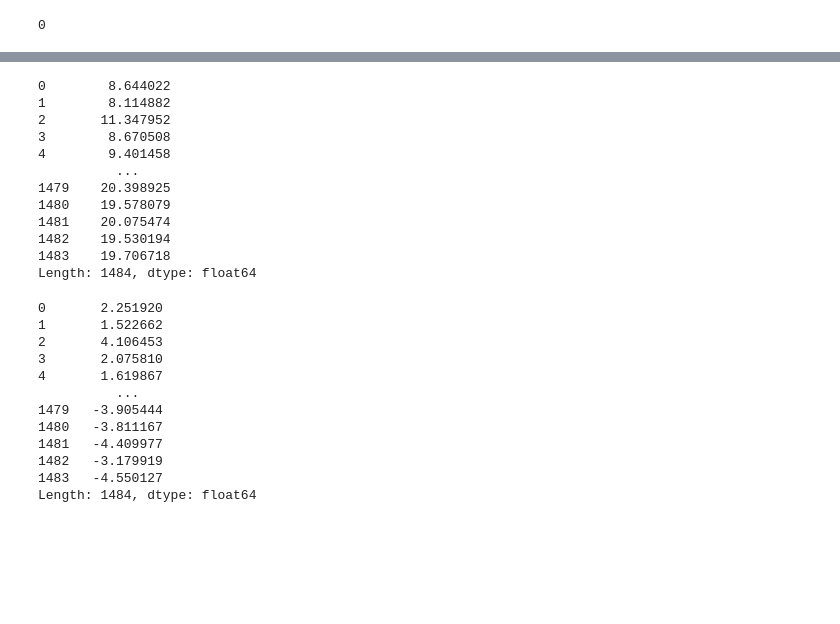
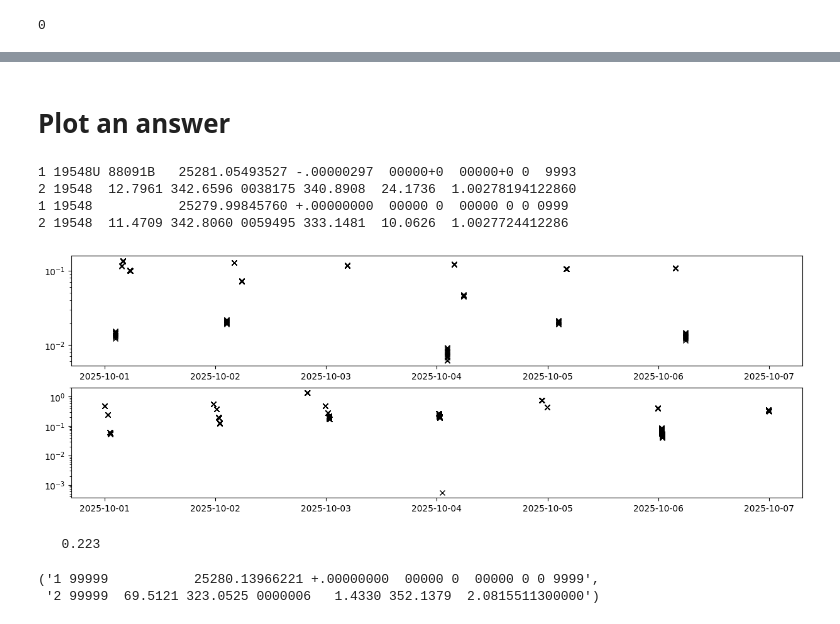
Before and after one commit to kerrywood/public_astrostandards_tools, a Jupyter notebook: src/public_astrostandards_tools/EOfitter.ipynb, the cells around one changed output, grey strips where cells are left out. Saved outputs shown, nothing was run; the diff lists cells and outputs as text; code cells hidden in the pictures; blank space fills up the shorter version.

Commit message:
working version of the fitter with residual utils (not vector)

```diff
--- a/src/public_astrostandards_tools/EOfitter.ipynb
+++ b/src/public_astrostandards_tools/EOfitter.ipynb
@@ -60,6 +60,8 @@ obs_df = rotateTEMEdf( obs_df, PA )
 L1 = '1 19548U 88091B   25281.05493527 -.00000297  00000+0  00000+0 0  9993'
 L2 = '2 19548  12.7961 342.6596 0038175 340.8908  24.1736  1.00278194122860'
 # %%
+
+
 # -----------------------------------------------------------------------------------------------------
 def optFunction( X, EH, return_scalar=True ):
     PA      = EH.PA
@@ -78,9 +80,14 @@ def optFunction( X, EH, return_scalar=True ):
     looks  =  sensor.compute_looks( EH.sensor_df, test_frame, EH.PA )
     RA_residuals  = EH.obs_df['teme_ra'] - looks['XA_TOPO_RA']
     DEC_residuals =  EH.obs_df['teme_dec'] - looks['XA_TOPO_DEC']
-    rv =  np.sum( np.abs(RA_residuals) ) + np.sum( np.abs( DEC_residuals ) )
+
+    rms = np.sum( RA_residuals.values ** 2 + DEC_residuals.values ** 2 ) / (2 * len(RA_residuals) )
+    rv  = np.sqrt( rms )
+
     print('{:8.3f}                '.format(rv), end='\r')
-    return rv
+    if return_scalar : return rv
+
+    return looks
 # %%
 # -----------------------------------------------------------------------------------------------------
 class eo_fitter( tle_fitter.tle_fitter ):
@@ -164,30 +167,26 @@ test_looks = sensor.compute_looks( A.sensor_df, test_eph, A.PA )
+# %% [markdown]
+# Plot an answer
 # %%
-3600 * (test_looks['XA_TOPO_RA'] - A.obs_df['teme_ra'])
+import matplotlib.pyplot as plt
+
+if converged:
+    print(L1)
+    print(L2)
+    nL1,nL2 = A.getLines()
+    print( '\n'.join( [nL1, nL2] ) )
+
+    # calculate the residuals
+    test_eph      = sgp4.propTLE_df( A.date_f, nL1, nL2, A.PA )
+    test_looks    = sensor.compute_looks( A.sensor_df, test_eph, A.PA )
+    ra_residuals  = test_looks['XA_TOPO_RA'] - A.obs_df['teme_ra']
+    dec_residuals = test_looks['XA_TOPO_DEC'] - A.obs_df['teme_dec']
+    plt.close('all')
+    f,ax = plt.subplots(2,1,figsize=(15,5))
+    ax[0].semilogy( A.obs_df['obTime_dt'], ra_residuals,'kx')
+    ax[1].semilogy( A.obs_df['obTime_dt'], dec_residuals,'kx')
 # %% [output]
-0        8.644022
-1        8.114882
-2       11.347952
-3        8.670508
-4        9.401458
-          ...
-1479    20.398925
-1480    19.578079
-1481    20.075474
-1482    19.530194
-1483    19.706718
-Length: 1484, dtype: float64
+1 19548U 88091B   25281.05493527 -.00000297  00000+0  00000+0 0  9993
+2 19548  12.7961 342.6596 0038175 340.8908  24.1736  1.00278194122860
+1 19548           25279.99845760 +.00000000  00000 0  00000 0 0 0999
+2 19548  11.4709 342.8060 0059495 333.1481  10.0626  1.0027724412286
+[figure, added]
-# %%
-3600 * (test_looks['XA_TOPO_DEC'] - A.obs_df['teme_dec'])
-# %% [output]
-0       2.251920
-1       1.522662
-2       4.106453
-3       2.075810
-4       1.619867
-          ...
-1479   -3.905444
-1480   -3.811167
-1481   -4.409977
-1482   -3.179919
-1483   -4.550127
-Length: 1484, dtype: float64
@@ -193,0 +195,15 @@ Length: 1484, dtype: float64
+# %%
+tl1 = '1 90036U 25206B   25274.90623402 +.00000000  30000-1  10000-1 4 9999'
+tl2 = '2 90036  71.8879 325.2798 0161957   3.2262   6.0327  2.0816028900000'
+
+obs    = pd.read_csv('found.csv').sort_values(by='obTime').reset_index(drop=True)
+# !!!!!!!!!!! REMEMBER to set type before setting data
+B = eo_fitter( PA ).set_type0().set_data( tl1, tl2, obs ).set_satno(99999).clear_nonconservatives()
+converged = B.fit_tle()
+# %% [output]
+   0.223
+# %%
+B.getLines()
+# %% [output]
+('1 99999           25280.13966221 +.00000000  00000 0  00000 0 0 9999',
+ '2 99999  69.5121 323.0525 0000006   1.4330 352.1379  2.0815511300000')
```
Also changed, not shown: parts of 5 cells of this notebook, 1 other file.
